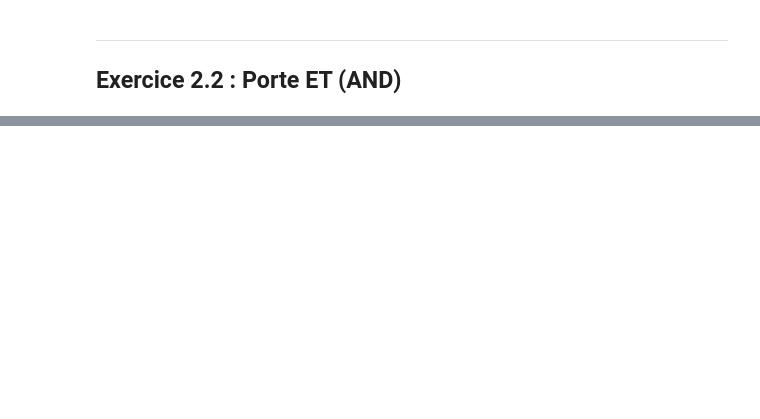
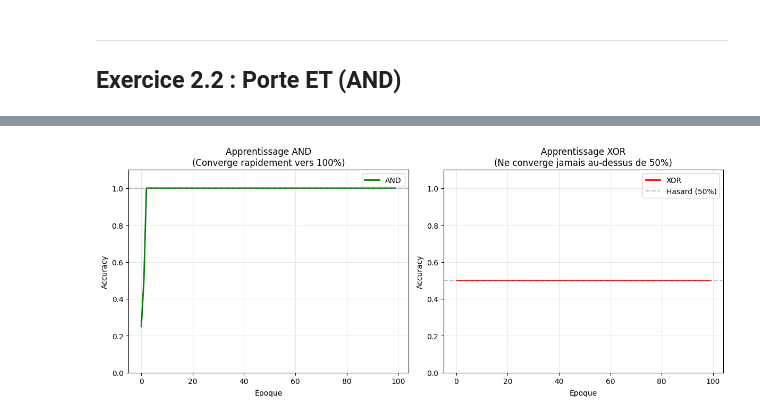
Before and after one commit to VersoML/ml-course, a Jupyter notebook: solutions/td3/part2_perceptron_scratch.ipynb, the cells around one changed output, grey strips where cells are left out. Saved outputs shown, nothing was run; the diff lists cells and outputs as text; code cells hidden in the pictures; blank space fills up the shorter version.

```diff
--- a/solutions/td3/part2_perceptron_scratch.ipynb
+++ b/solutions/td3/part2_perceptron_scratch.ipynb
@@ -100,11 +309,19 @@ X_xor = np.array([
 ])
 y_xor = np.array([0, 1, 1, 0])  # Sortie: 1 si exactement une entrée est 1
 
+# Entraînement
 perceptron_xor = Perceptron(learning_rate=0.1, n_iters=100)
+perceptron_xor.fit(X_xor, y_xor)
 
-# TODO: Entraînement
+# Test des prédictions
+print("=" * 50)
+print("PORTE XOR")
+print("=" * 50)
+predictions_xor = perceptron_xor.predict(X_xor)
+print(f"Prédictions: {predictions_xor}")
+print(f"Attendu:     {y_xor}")
 
-# TODO: Testez les prédictions
-
-# TODO: Calculez l'accuracy
+# Calcul de l'accuracy
+accuracy_xor = np.mean(predictions_xor == y_xor)
+print(f"\nAccuracy: {accuracy_xor * 100:.0f}%")
 # %% [output]
@@ -115,0 +352,28 @@ Accuracy: 50%
+# %%
+# Tracé des courbes d'apprentissage
+plt.figure(figsize=(12, 5))
+
+plt.subplot(1, 2, 1)
+plt.plot(perceptron_and.accuracy_history, 'g-', linewidth=2, label='AND')
+plt.axhline(y=1.0, color='gray', linestyle='--', alpha=0.5)
+plt.xlabel('Époque')
+plt.ylabel('Accuracy')
+plt.title('Apprentissage AND\n(Converge rapidement vers 100%)')
+plt.legend()
+plt.grid(True, alpha=0.3)
+plt.ylim([0, 1.1])
+
+plt.subplot(1, 2, 2)
+plt.plot(perceptron_xor.accuracy_history, 'r-', linewidth=2, label='XOR')
+plt.axhline(y=0.5, color='gray', linestyle='--', alpha=0.5, label='Hasard (50%)')
+plt.xlabel('Époque')
+plt.ylabel('Accuracy')
+plt.title('Apprentissage XOR\n(Ne converge jamais au-dessus de 50%)')
+plt.legend()
+plt.grid(True, alpha=0.3)
+plt.ylim([0, 1.1])
+
+plt.tight_layout()
+plt.show()
+# %% [output]
+[figure, added]
```
Also changed, not shown: parts of 18 cells of this notebook, 3 other files.
